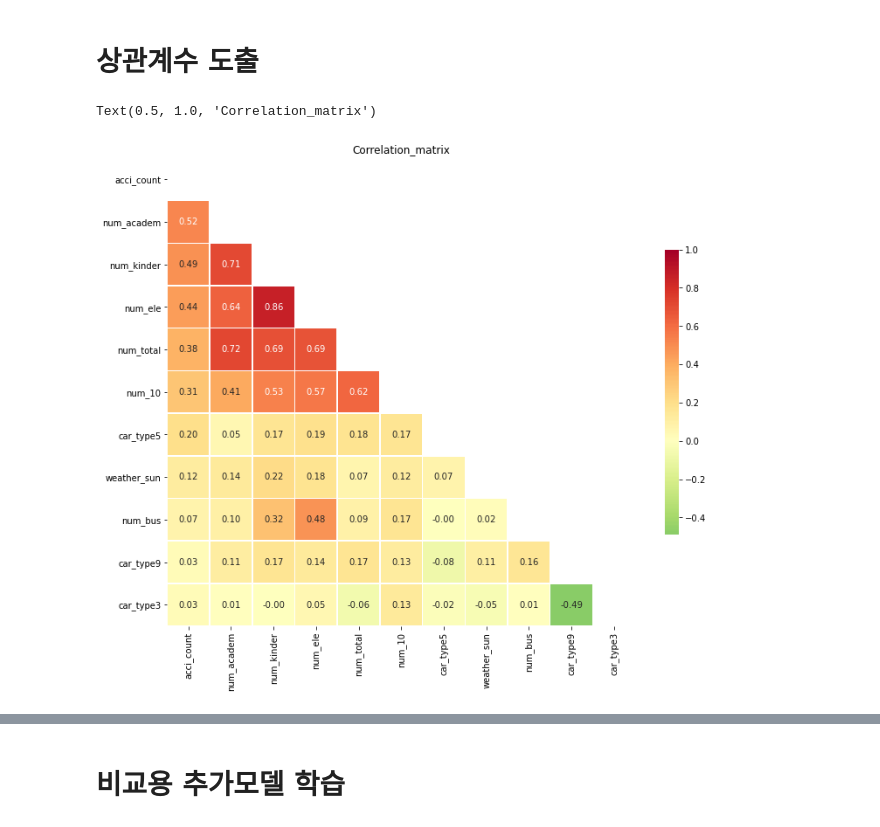
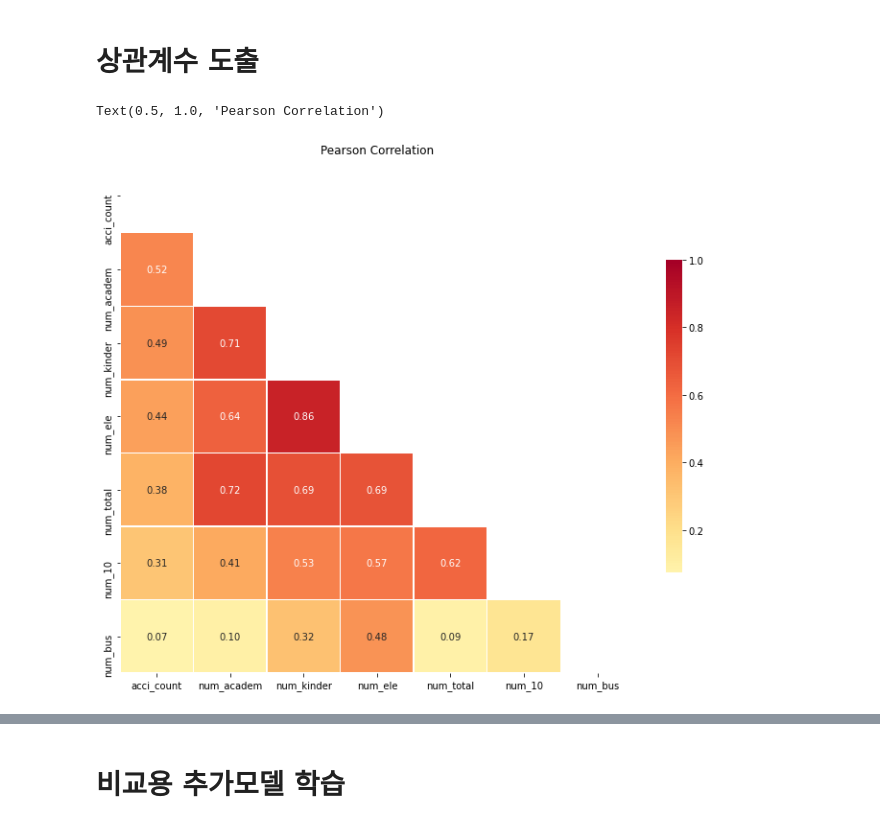
Before and after one commit to suhyeonnnnn/Changwon, a Jupyter notebook: changwon-prediction2.ipynb, the cells around one changed output, grey strips where cells are left out. Saved outputs shown, nothing was run; the diff lists cells and outputs as text; code cells hidden in the pictures.

```diff
--- a/changwon-prediction2.ipynb
+++ b/changwon-prediction2.ipynb
@@ -555,27 +517,27 @@ visualize_ftr_importances(models)
 # %% [markdown]
 # 상관계수 도출
-# %%
-# 상관관계를 탐색할 변수 선택
-numerics = ['num_academ','num_10','car_type3','num_total','num_ele','num_bus','weather_sun',
-            'car_type9','num_kinder','car_type5','acci_count']
-regular_temp = df[numerics].copy()
-
-# 상관관계 도출
-corr_matrix = regular_temp.corr()
-corr_matrix = corr_matrix.sort_values(by = 'acci_count', axis = 0, ascending=False)
-corr_matrix = corr_matrix[corr_matrix.index]
-
-# 상관관계의 시각적 표현
-f, ax = plt.subplots(figsize=(12, 12))
-corr = regular_temp.select_dtypes(exclude=["object","bool"]).corr()
-
-# 대각 행렬을 기준으로 한 쪽만 나타나게 설정해줍니다.
-mask = np.zeros_like(corr_matrix, dtype=np.bool)
-mask[np.triu_indices_from(mask)] = True
-
-g = sns.heatmap(corr_matrix, cmap='RdYlGn_r', vmax= 1, mask=mask,
-center=0, annot=True, fmt='.2f', square=True, linewidths=.5, cbar_kws={"shrink": .5})
-plt.title("Correlation_matrix")
-# %% [output]
-Text(0.5, 1.0, 'Correlation_matrix')
-[figure, removed]
+# %%
+# 상관관계를 탐색할 변수 선택
+numerics = ['num_academ','num_10','num_total','num_ele','num_bus'
+            ,'num_kinder','acci_count']
+regular_temp = df[numerics].copy()
+
+# 상관관계 도출
+corr_matrix = regular_temp.corr()
+corr_matrix = corr_matrix.sort_values(by = 'acci_count', axis = 0, ascending=False)
+corr_matrix = corr_matrix[corr_matrix.index]
+
+# 상관관계의 시각적 표현
+f, ax = plt.subplots(figsize=(12, 12))
+corr = regular_temp.select_dtypes(exclude=["object","bool"]).corr()
+
+# 대각 행렬을 기준으로 한 쪽만 나타나게 설정해줍니다.
+mask = np.zeros_like(corr_matrix, dtype=np.bool)
+mask[np.triu_indices_from(mask)] = True
+
+g = sns.heatmap(corr_matrix, cmap='RdYlGn_r', vmax= 1, mask=mask,
+center=0, annot=True, fmt='.2f', square=True, linewidths=.5, cbar_kws={"shrink": .5})
+plt.title("Pearson Correlation")
+# %% [output]
+Text(0.5, 1.0, 'Pearson Correlation')
+[figure, added]
```
Also changed, not shown: parts of 17 cells of this notebook, 2 other files.
